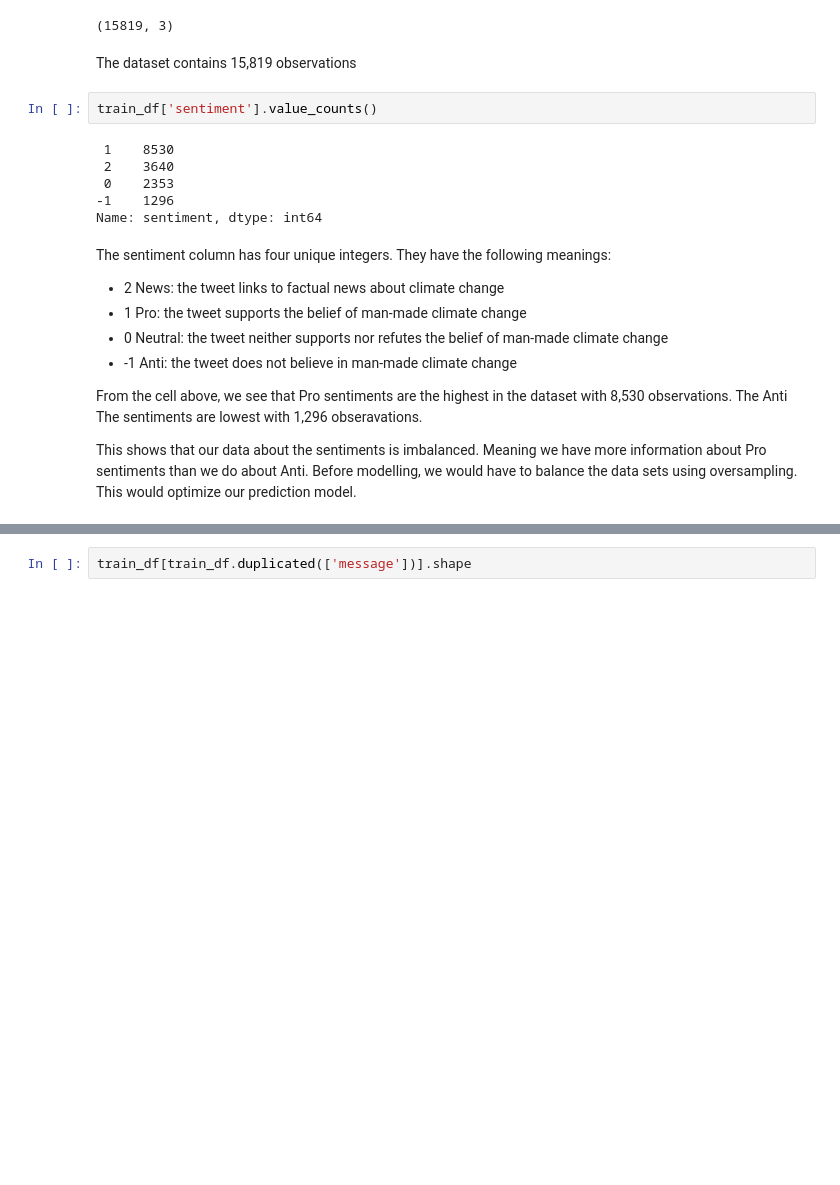
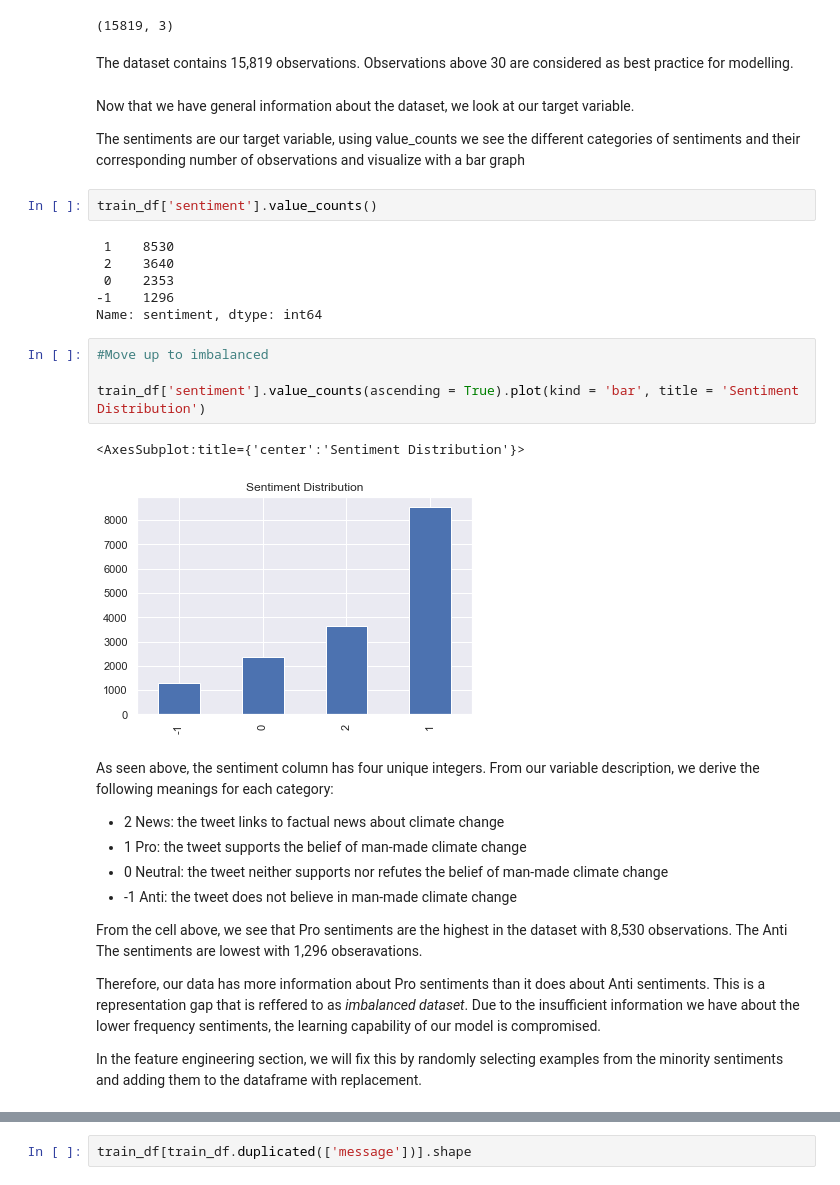
Before and after one commit to JessWN/2110ACDS_T13, a Jupyter notebook: 2110ACDS_T13.ipynb, the cells around one changed output, grey strips where cells are left out. Saved outputs shown, nothing was run; the diff lists cells and outputs as text; blank space fills up the shorter version.

Commit message:
260322 - Sectioned for additional features

```diff
--- a/2110ACDS_T13.ipynb
+++ b/2110ACDS_T13.ipynb
@@ -221,7 +252,11 @@ train_df.shape
 # %% [output]
 (15819, 3)
 # %% [markdown]
-The dataset contains 15,819 observations
+The dataset contains 15,819 observations. Observations above 30 are considered as best practice for modelling.
+# %% [markdown]
+Now that we have general information about the dataset, we look at our target variable.
+
+The sentiments are our target variable, using value_counts we see the different categories of sentiments and their corresponding number of observations and visualize with a bar graph
 # %%
 train_df['sentiment'].value_counts()
 # %% [output]
@@ -230,8 +265,15 @@ train_df['sentiment'].value_counts()
  0    2353
 -1    1296
 Name: sentiment, dtype: int64
+# %%
+#Move up to imbalanced
+
+train_df['sentiment'].value_counts(ascending = True).plot(kind = 'bar', title = 'Sentiment Distribution')
+# %% [output]
+<AxesSubplot:title={'center':'Sentiment Distribution'}>
+[figure, added]
 # %% [markdown]
-The sentiment column has four unique integers. They have the following meanings:
+As seen above, the sentiment column has four unique integers. From our variable description, we derive the following meanings for each category:
 - 2 News: the tweet links to factual news about climate change
 - 1 Pro: the tweet supports the belief of man-made climate change
 - 0 Neutral: the tweet neither supports nor refutes the belief of man-made climate change
@@ -239,4 +281,6 @@ The sentiment column has four unique integers. They have the following meanings:
 
 From the cell above, we see that Pro sentiments are the highest in the dataset with 8,530 observations. The Anti The sentiments are lowest with 1,296 obseravations.
 
-This shows that our data about the sentiments is imbalanced. Meaning we have more information about Pro sentiments than we do about Anti. Before modelling, we would have to balance the data sets using oversampling. This would optimize our prediction model.
+Therefore, our data has more information about Pro sentiments than it does about Anti sentiments. This is a representation gap that is reffered to as _imbalanced dataset_. Due to the insufficient information we have about the lower frequency sentiments,  the learning capability of our model is compromised.
+
+In the feature engineering section, we will fix this by randomly selecting examples from the minority sentiments and adding them to the dataframe with replacement.
```
Also changed, not shown: parts of 123 cells of this notebook.
